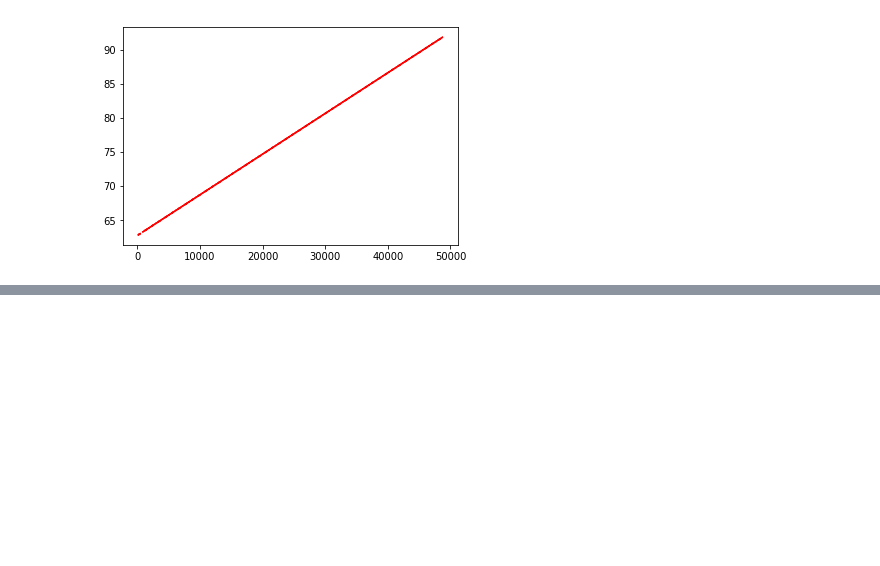
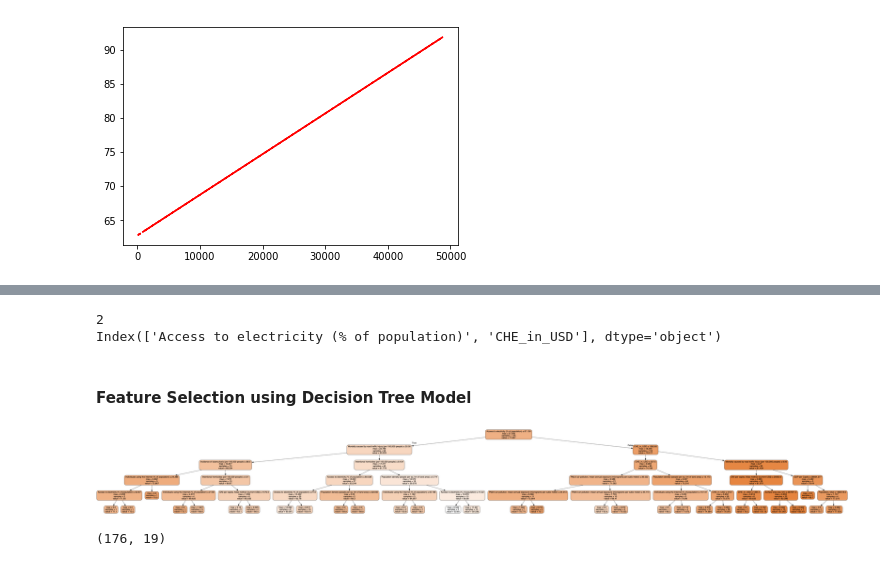
Before and after one commit to patrickFuerst/human_life_exp, a Jupyter notebook: Data_Visualizations(Anna).ipynb, the cells around one changed output, grey strips where cells are left out. Drawn from its saved outputs; the diff is of its cells as text; code cells hidden in the pictures; blank space fills up the shorter version.

```diff
--- a/Data_Visualizations(Anna).ipynb
+++ b/Data_Visualizations(Anna).ipynb
@@ -190,0 +198,12 @@ decision tree:
+# %%
+# load cleaned data
+data_cleaned = pd.read_csv('data/processed/data_flat_clean.csv')
+X = data_cleaned.iloc[:,5:]
+y = data_cleaned.iloc[:,2]
+
+# Encode categorical feature, 'Income Level' as a one-hot numeric array
+one_hot = pd.get_dummies(X['Income Level'])
+# Drop column B as it is now encoded
+X.drop('Income Level',axis = 1, inplace=True)
+# Join the encoded df
+X = X.join(one_hot)
@@ -190,0 +215,28 @@ decision tree:
+# %%
+sel = SelectFromModel(RandomForestRegressor(n_estimators = 100))
+sel.fit(X, y)
+sel.get_support()
+
+# list with selected features
+selected_feat = X.columns[(sel.get_support())]
+print(len(selected_feat))
+print(selected_feat)
+# %% [output]
+2
+Index(['Access to electricity (% of population)', 'CHE_in_USD'], dtype='object')
+# %% [markdown]
+#### Feature Selection using Decision Tree Model
+# %%
+reg = DecisionTreeRegressor(max_depth=5, random_state = 123).fit(X,y)
+# %%
+dot_data = StringIO()
+export_graphviz(reg, out_file=dot_data, filled=True, rounded=True,
+                special_characters=True, feature_names=X.columns, impurity=True)
+graph = pydotplus.graph_from_dot_data(dot_data.getvalue())
+Image(graph.create_png())
+# %% [output]
+[figure, added]
+# %%
+X.shape
+# %% [output]
+(176, 19)
```
Also changed, not shown: parts of 4 cells of this notebook.
